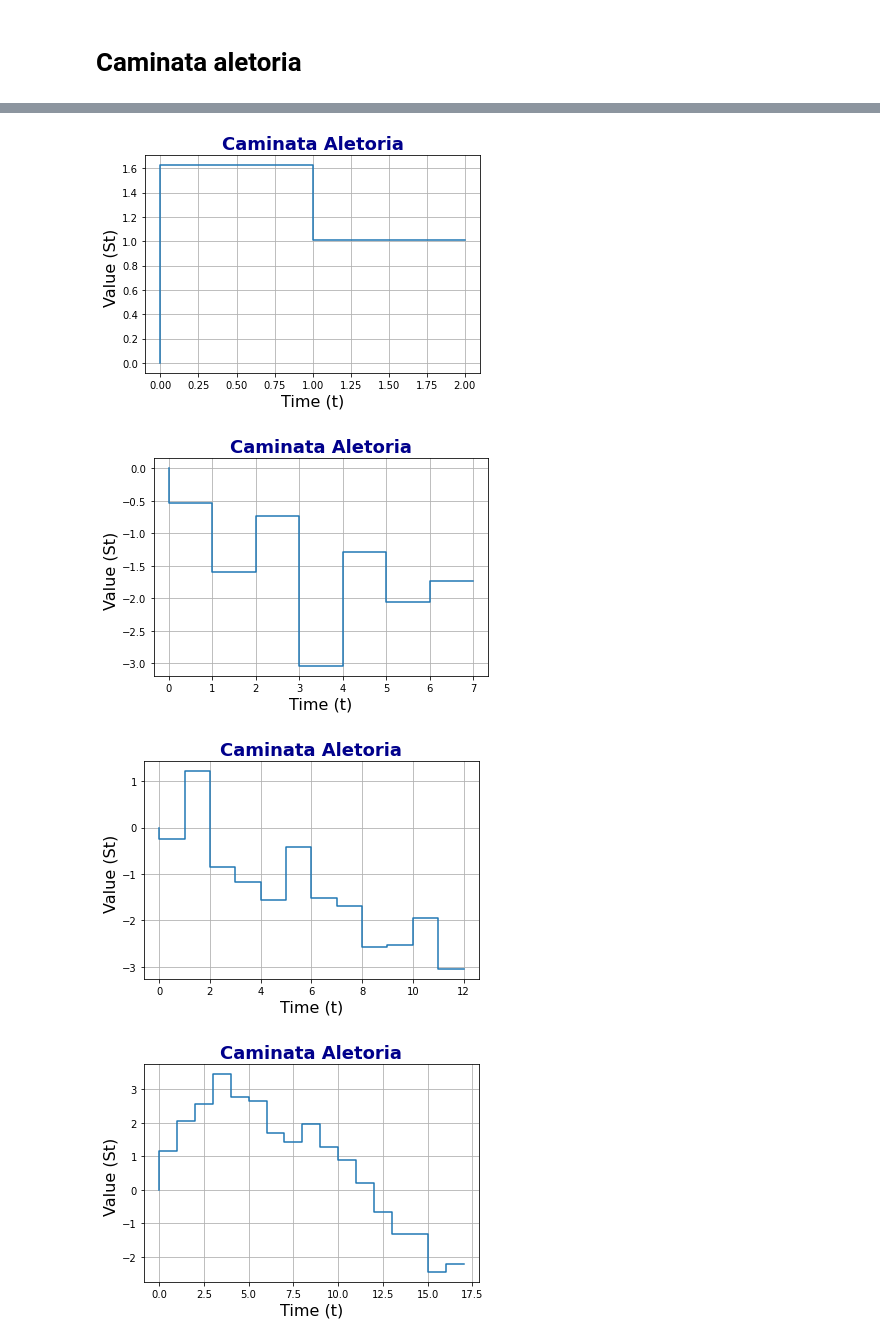
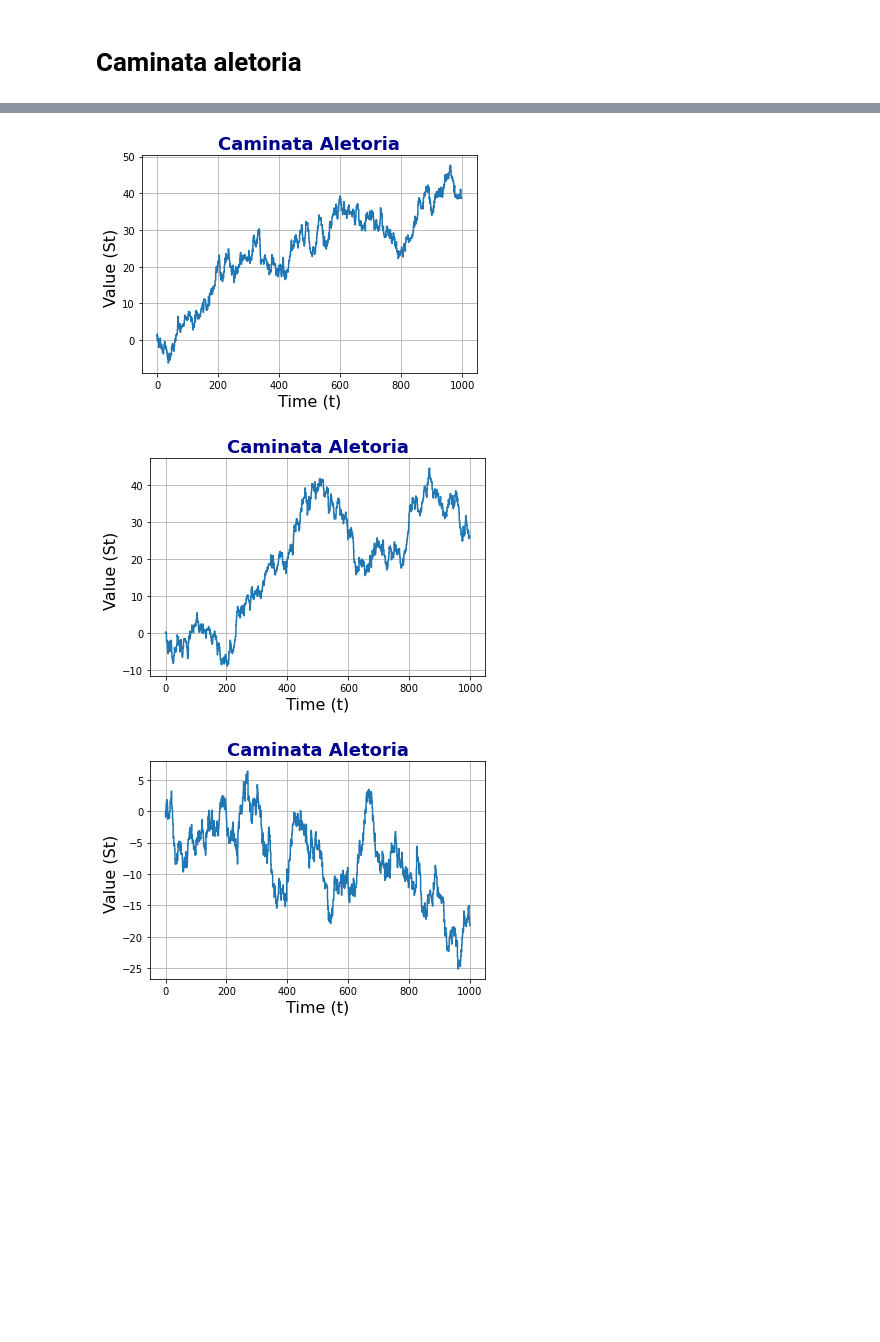
Before and after one commit to sergiomath/dataScience, a Jupyter notebook: seriesDeTiempo/caminata Aletoria.ipynb, the cells around one changed output, grey strips where cells are left out. Saved outputs shown, nothing was run; the diff lists cells and outputs as text; code cells hidden in the pictures; blank space fills up the shorter version.

```diff
--- a/seriesDeTiempo/caminata Aletoria.ipynb
+++ b/seriesDeTiempo/caminata Aletoria.ipynb
@@ -12,19 +15,18 @@ def genRW(mu,sigma,t):
     return(st)
 # %%
 ##Gráficas
-def graRW(st):
-    x=np.arange(0,len(st)+0.1,0.5).astype(int)
-    y=st
-    funSt=[0]
-    for i in st :
-        funSt.append(i)
-        funSt.append(i)
-    plt.grid(True)
-    plt.xlabel("Time (t)", size = 16,)
-    plt.ylabel("Value (St) ", size = 16)
-    plt.title("Caminata Aletoria",
-          fontdict={'color' : 'darkblue',
+##def graRW(st):
+st=genRW(0,2,1000)
+x=np.arange(0,len(st)+1,1)
+funSt=np.zeros(1)
+funSt=np.concatenate((funSt,st))
+
+plt.grid(True)
+plt.xlabel("Time (t)", size = 16,)
+plt.ylabel("Value (St) ", size = 16)
+plt.title("Caminata Aletoria",
+fontdict={'color' : 'darkblue',
                     'weight': 'bold',
                     'size': 18})
-    plt.plot(x,funSt)
-    plt.pause(0.1)
+plt.plot(x,funSt)
+plt.pause(0.1)
@@ -31,10 +38,9 @@ def graRW(st):
 # %%
 np.random.seed(1)
 fig, ax = plt.subplots()
-for i in range(2,50,5):
+for i in range(998,1001,1):
     graRW(genRW(0,1,i))
 # %% [output]
-[figure, old version]
+[figure, new version]
-[figure, old version]
+[figure, new version]
-[figure, old version]
+[figure, new version]
-[figure, removed]
```
Also changed, not shown: parts of 4 cells of this notebook, 34 other files.
